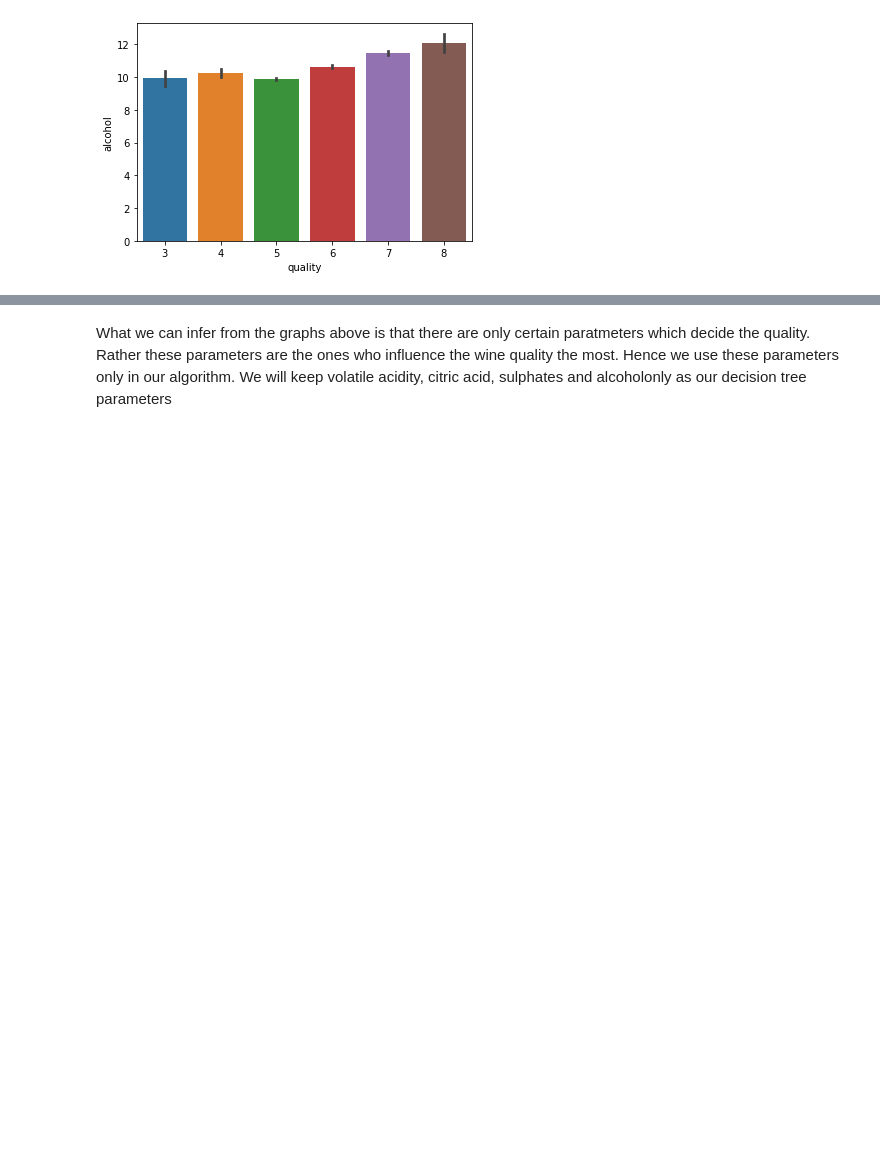
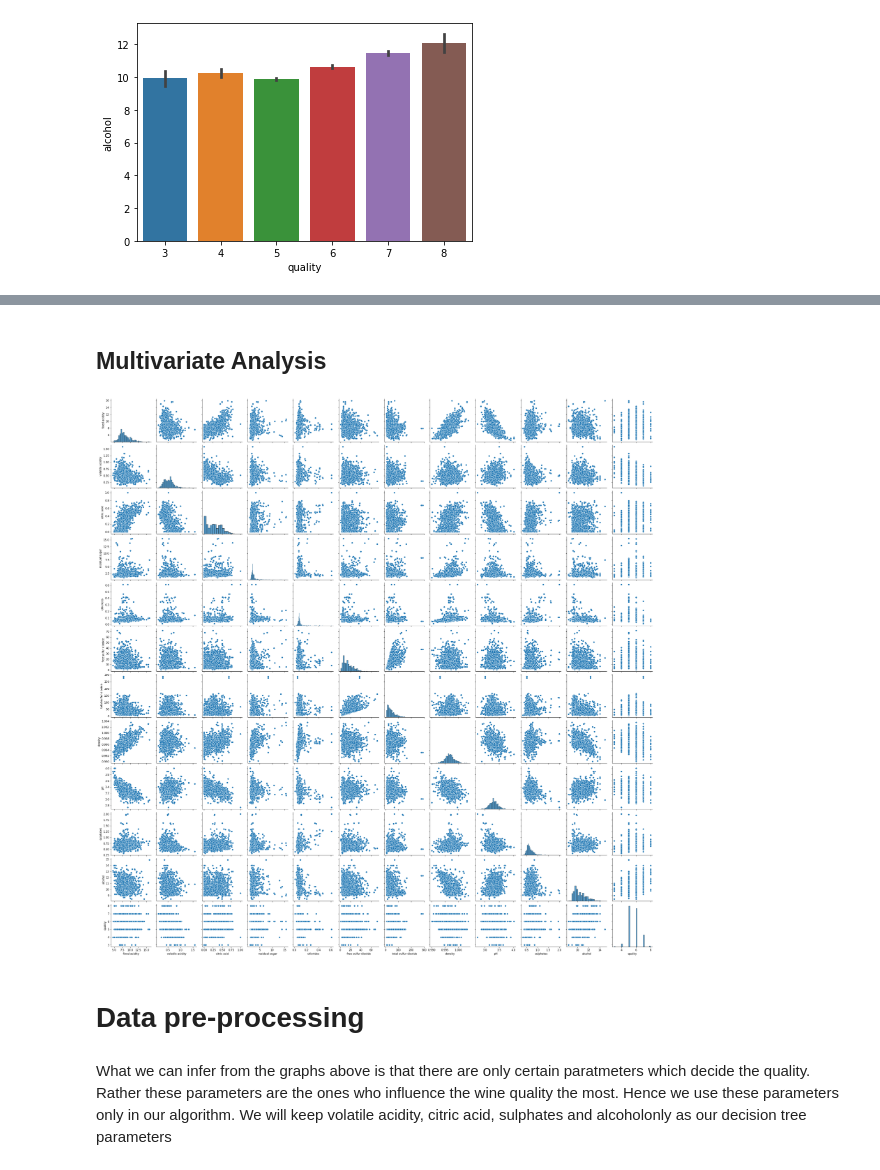
Before and after one commit to m607stars/Machine-Learning-Algorithms, a Jupyter notebook: Decision_trees.ipynb, the cells around one changed output, grey strips where cells are left out. Drawn from its saved outputs; the diff is of its cells as text; code cells hidden in the pictures; blank space fills up the shorter version.

```diff
--- a/Decision_trees.ipynb
+++ b/Decision_trees.ipynb
@@ -78,3 +227,13 @@ plt.show()
+# %% [markdown]
+## Multivariate Analysis
+# %%
+# sns.pairplot shows the relationship of each feature with every other feature.
+sns.pairplot(wine)
+plt.show()
+# %% [output]
+[figure, added]
+# %% [markdown]
+# **Data pre-processing**
 # %% [markdown]
 What we can infer from the graphs above is that there are only certain paratmeters which decide the quality. Rather these parameters are the ones who influence the wine quality the most. Hence we use these parameters only in our algorithm. We will keep volatile acidity, citric acid, sulphates and alcoholonly as our decision tree parameters
 # %%
```
Also changed, not shown: parts of 23 cells of this notebook.
